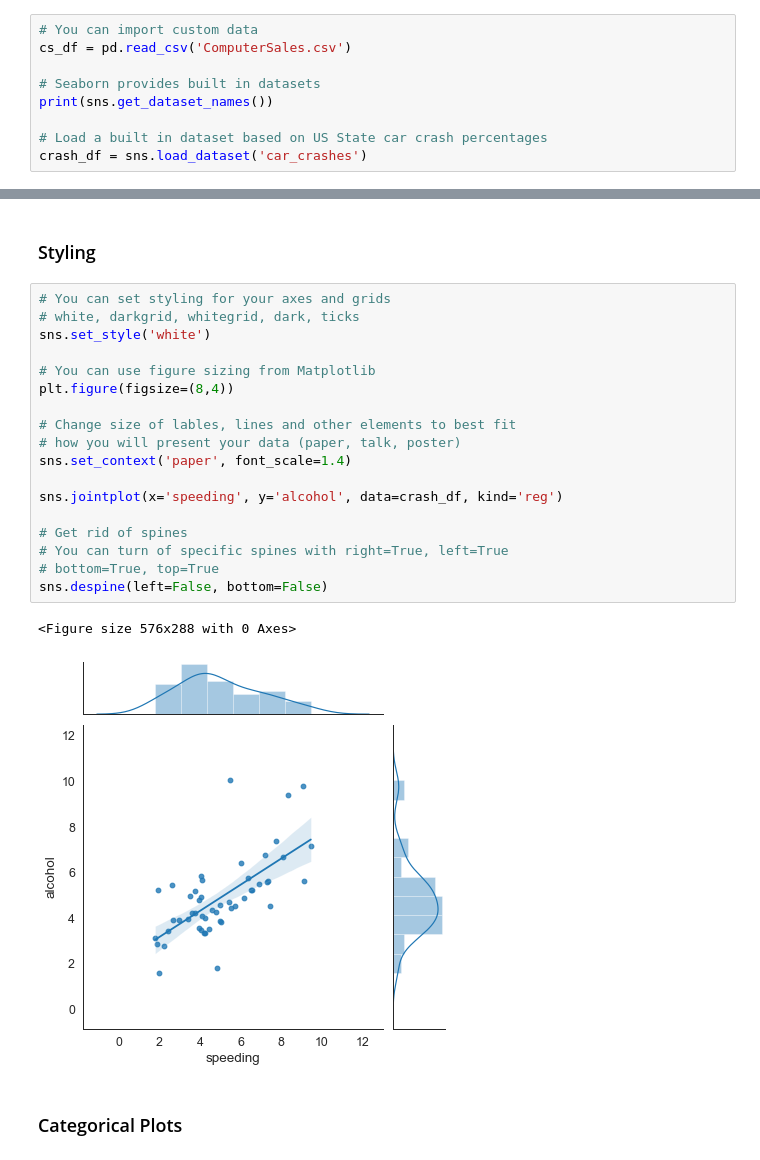
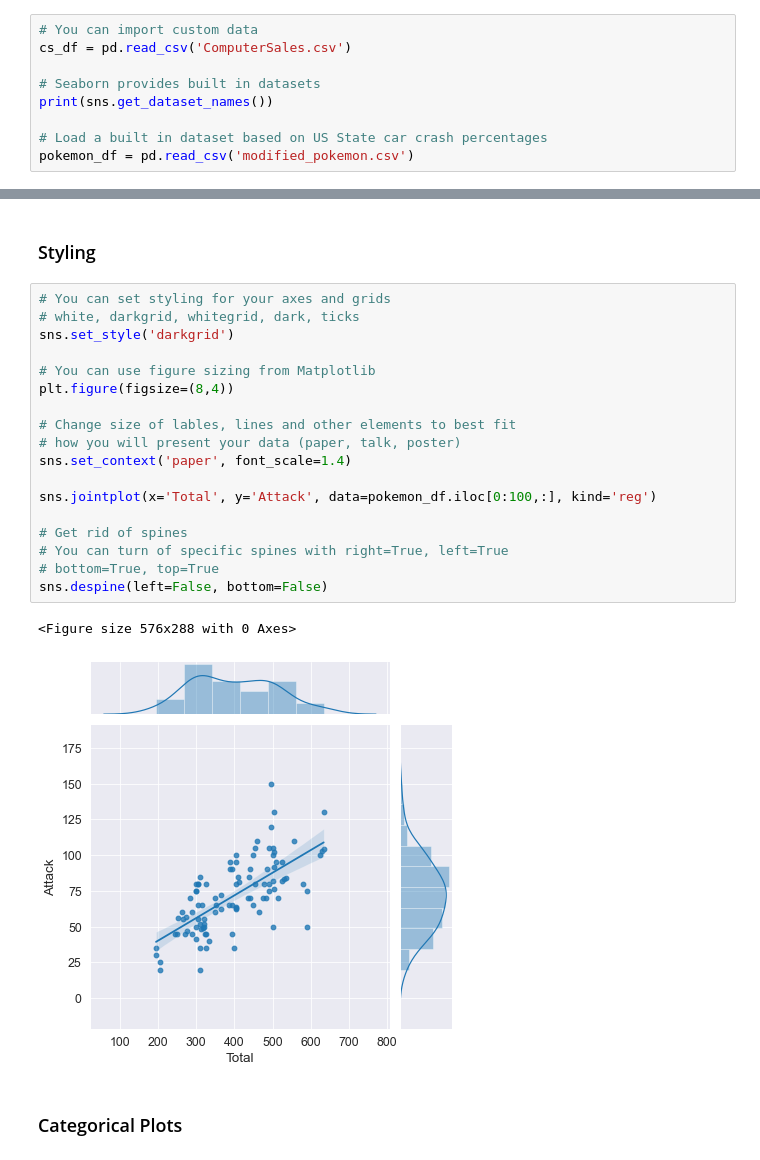
Before and after one commit to Elusive7733/Learning, a Jupyter notebook: Languages/Python_Libraries/Seaborn/Seaborn.ipynb, the cells around one changed output, grey strips where cells are left out. Drawn from its saved outputs; the diff is of its cells as text.

```diff
--- a/Languages/Python_Libraries/Seaborn/Seaborn.ipynb
+++ b/Languages/Python_Libraries/Seaborn/Seaborn.ipynb
@@ -30,5 +24,5 @@ cs_df = pd.read_csv('ComputerSales.csv')
 print(sns.get_dataset_names())
 
 # Load a built in dataset based on US State car crash percentages
-crash_df = sns.load_dataset('car_crashes')
+pokemon_df = pd.read_csv('modified_pokemon.csv')
 # %% [output]
@@ -101,24 +94,24 @@ sns.rugplot(tips_df['tip'])
 # %%
 # You can set styling for your axes and grids
 # white, darkgrid, whitegrid, dark, ticks
-sns.set_style('white')
+sns.set_style('darkgrid')
 
 # You can use figure sizing from Matplotlib
 plt.figure(figsize=(8,4))
 
 # Change size of lables, lines and other elements to best fit
 # how you will present your data (paper, talk, poster)
 sns.set_context('paper', font_scale=1.4)
 
-sns.jointplot(x='speeding', y='alcohol', data=crash_df, kind='reg')
+sns.jointplot(x='Total', y='Attack', data=pokemon_df.iloc[0:100,:], kind='reg')
 
 # Get rid of spines
 # You can turn of specific spines with right=True, left=True
 # bottom=True, top=True
 sns.despine(left=False, bottom=False)
 # %% [output]
 <Figure size 576x288 with 0 Axes>
-[figure, old version]
+[figure, new version]
 # %% [markdown]
 ### Categorical Plots
 # %% [markdown]
```
Also changed, not shown: parts of 7 cells of this notebook, 2 other files.
